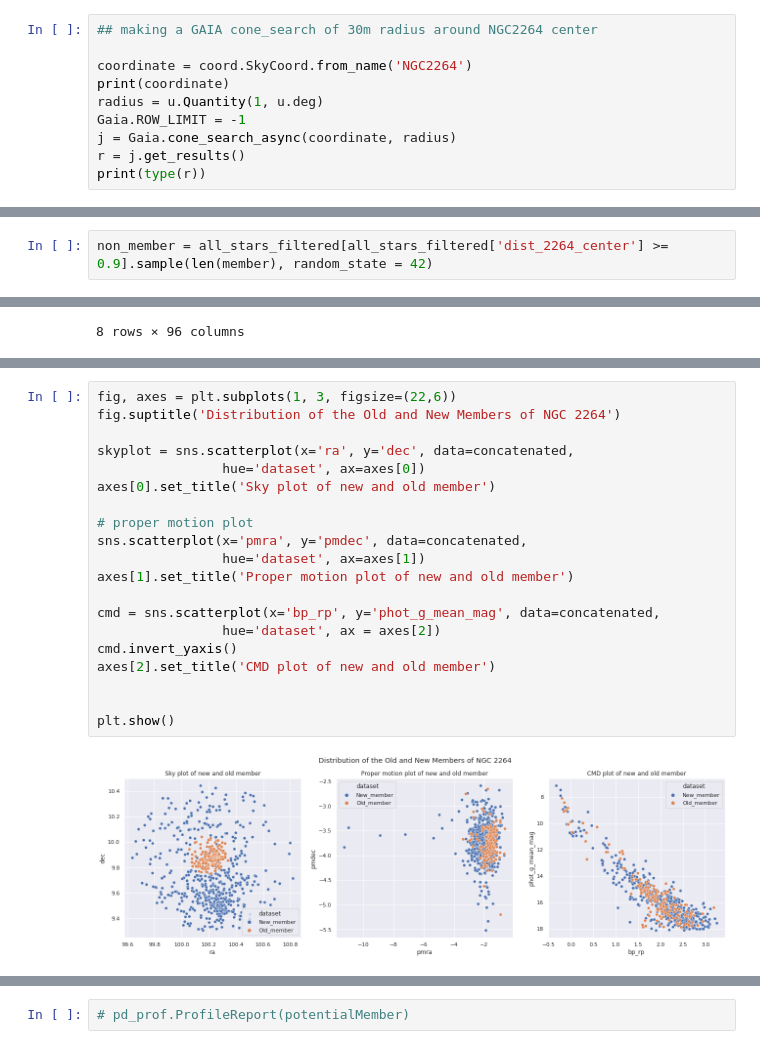
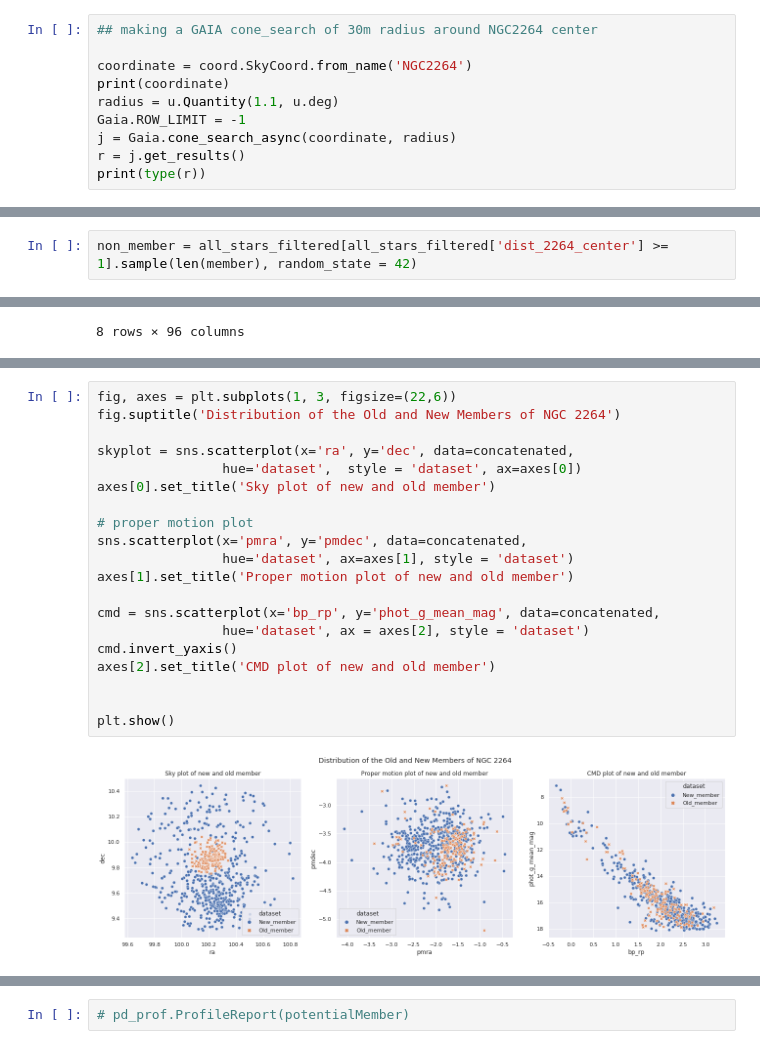
Before and after one commit to mahmud-nobe/Cluster-Membership, a Jupyter notebook: NGC_2264/NGC_2264_version_4.ipynb, the cells around one changed output, grey strips where cells are left out. Drawn from its saved outputs; the diff is of its cells as text.

Commit message:
non-member area (1-1.1)

```diff
--- a/NGC_2264/NGC_2264_version_4.ipynb
+++ b/NGC_2264/NGC_2264_version_4.ipynb
@@ -62,7 +51,7 @@ Created TAP+ (v1.2.1) - Connection:
 
 coordinate = coord.SkyCoord.from_name('NGC2264')
 print(coordinate)
-radius = u.Quantity(1, u.deg)
+radius = u.Quantity(1.1, u.deg)
 Gaia.ROW_LIMIT = -1
 j = Gaia.cone_search_async(coordinate, radius)
 r = j.get_results()
@@ -267,7 +256,7 @@ center_ra, center_dec = center.ra.degree, center.dec.degree
 distance = np.sqrt( ((all_stars_filtered['ra'] - center_ra)*np.cos(np.radians(all_stars_filtered['dec'])))**2 + (all_stars_filtered['dec'] - center_dec)**2 )
 all_stars_filtered['dist_2264_center'] = distance
 # %%
-non_member = all_stars_filtered[all_stars_filtered['dist_2264_center'] >= 0.9].sample(len(member), random_state = 42)
+non_member = all_stars_filtered[all_stars_filtered['dist_2264_center'] >= 1].sample(len(member), random_state = 42)
 # %%
 non_member['member'] = np.full(len(non_member), 0)
 non_member.head()
@@ -823,25 +818,25 @@ cmd.invert_yaxis()
 # %%
 fig, axes = plt.subplots(1, 3, figsize=(22,6))
 fig.suptitle('Distribution of the Old and New Members of NGC 2264')
 
 skyplot = sns.scatterplot(x='ra', y='dec', data=concatenated,
-                hue='dataset', ax=axes[0])
+                hue='dataset',  style = 'dataset', ax=axes[0])
 axes[0].set_title('Sky plot of new and old member')
 
 # proper motion plot
 sns.scatterplot(x='pmra', y='pmdec', data=concatenated,
-                hue='dataset', ax=axes[1])
+                hue='dataset', ax=axes[1], style = 'dataset')
 axes[1].set_title('Proper motion plot of new and old member')
 
 cmd = sns.scatterplot(x='bp_rp', y='phot_g_mean_mag', data=concatenated,
-                hue='dataset', ax = axes[2])
+                hue='dataset', ax = axes[2], style = 'dataset')
 cmd.invert_yaxis()
 axes[2].set_title('CMD plot of new and old member')
 
 
 plt.show()
 # %% [output]
-[figure, old version]
+[figure, new version]
 # %%
 # parallax vs PMemb plot
 sns.scatterplot(x = 'parallax', y = 'PMemb',  hue = 'dataset',
```
Also changed, not shown: parts of 39 cells of this notebook.
